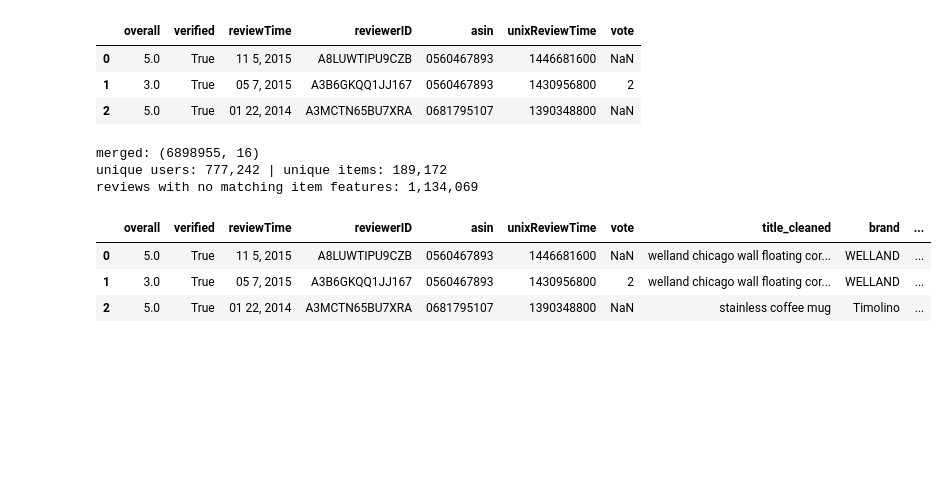
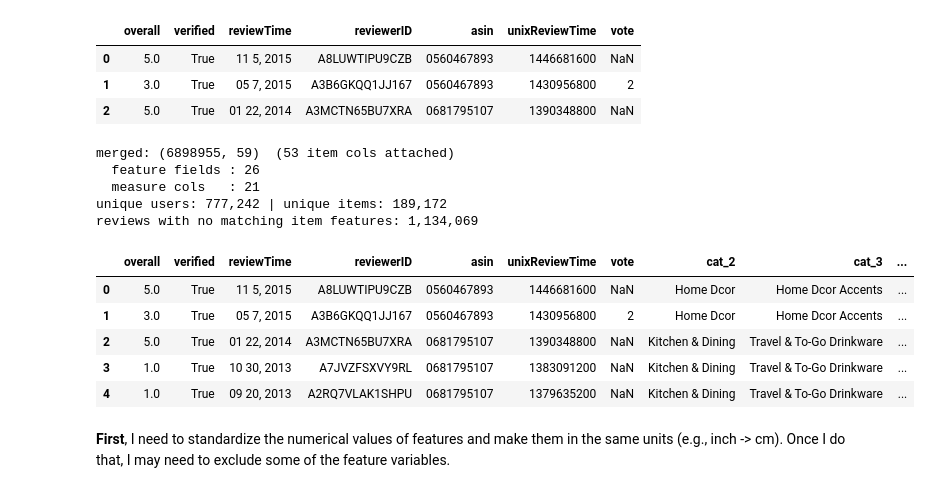
Before and after one commit to flamesmith/RecSystem, a Jupyter notebook: ttn/ttn.ipynb, the cells around one changed output. Drawn from its saved outputs; the diff is of its cells as text; code cells hidden in the pictures; blank space fills up the shorter version.

```diff
--- a/ttn/ttn.ipynb
+++ b/ttn/ttn.ipynb
@@ -11,6 +11,13 @@ import pandas as pd
 import torch
 import torch.nn as nn
 import torch.nn.functional as F
+
+# Show every column/variable when displaying a dataframe
+pd.set_option("display.max_columns", None)
+pd.set_option("display.width", None)
+pd.set_option("display.max_colwidth", 50)
+# Turn off scientific notation (e.g. 2.447268e+06 -> 2447268.00)
+pd.set_option("display.float_format", lambda x: f"{x:,.2f}")
 # %% [markdown]
 ## Load data
 
@@ -62,32 +68,62 @@ df_reviews: (6898955, 7)
 | 2 | 5.0 | True | 01 22, 2014 | A3MCTN65BU7XRA | 0681795107 | 1390348800 | NaN |
 # %%
 # --- Connect the two on `asin` ---
-# A curated subset of item-feature columns to attach to each interaction.
-feature_cols = [
-    "asin", "title_cleaned", "brand",
-    "cat_2", "cat_3", "cat_4",
-    "Product_Type", "Material", "Color", "extracted_features",
+# Attach ALL extracted feature variables plus their parsed measures.
+
+# 1. Every extracted feature field column (the keys present in the dicts):
+#    Product_Type, Material, Color, Weight, Dimensions, Brand, Theme, ...
+field_cols = sorted({
+    k for d in df_features["extracted_features"]
+    if isinstance(d, dict) for k in d
+})
+
+# 2. Their parsed measures: numeric value + unit (+ dimension_1/2/3).
+#    Use the range-cleaned numeric variant wherever one exists.
+measure_cols = [
+    c for c in df_features.columns
+    if c.endswith("_numeric") or c.endswith("_unit")
+    or c.startswith("dimension_")
+    or c in ("density_weight_lb", "pocket_depth_in", "power_rating_w")
 ]
-feature_cols = [c for c in feature_cols if c in df_features.columns]
+measure_cols = sorted({
+    f"{c}_cleaned" if f"{c}_cleaned" in df_features.columns else c
+    for c in measure_cols
+})
+
+# 3. Context columns to carry along (asin is the join key).
+context_cols = ["asin", "cat_2", "cat_3", "cat_4", "brand", "extracted_features"]
+
+keep_cols = list(dict.fromkeys(context_cols + field_cols + measure_cols))
+keep_cols = [c for c in keep_cols if c in df_features.columns]
 
 df = df_reviews.merge(
-    df_features[feature_cols],
+    df_features[keep_cols],
     on="asin",
     how="left",
-    validate="many_to_one",  # many reviews -> one item row
+    validate="many_to_one",   # many reviews -> one item row
+    indicator=True,
 )
+n_unmatched = (df["_merge"] == "left_only").sum()
+df = df.drop(columns="_merge")
 
-n_unmatched = df["title_cleaned"].isna().sum()
-print(f"merged: {df.shape}")
+print(f"merged: {df.shape}  ({len(keep_cols)} item cols attached)")
+print(f"  feature fields : {len(field_cols)}")
+print(f"  measure cols   : {len(measure_cols)}")
 print(f"unique users: {df['reviewerID'].nunique():,} | "
       f"unique items: {df['asin'].nunique():,}")
 print(f"reviews with no matching item features: {n_unmatched:,}")
-df.head(3)
+df.head(5)
 # %% [output]
-merged: (6898955, 16)
+merged: (6898955, 59)  (53 item cols attached)
+  feature fields : 26
+  measure cols   : 21
 unique users: 777,242 | unique items: 189,172
 reviews with no matching item features: 1,134,069
-|  | overall | verified | reviewTime | reviewerID | asin | unixReviewTime | vote | title_cleaned | brand | ... |
-| 0 | 5.0 | True | 11 5, 2015 | A8LUWTIPU9CZB | 0560467893 | 1446681600 | NaN | welland chicago wall floating cor... | WELLAND | ... |
-| 1 | 3.0 | True | 05 7, 2015 | A3B6GKQQ1JJ167 | 0560467893 | 1430956800 | 2 | welland chicago wall floating cor... | WELLAND | ... |
-| 2 | 5.0 | True | 01 22, 2014 | A3MCTN65BU7XRA | 0681795107 | 1390348800 | NaN | stainless coffee mug | Timolino | ... |
+|  | overall | verified | reviewTime | reviewerID | asin | unixReviewTime | vote | cat_2 | cat_3 | ... |
+| 0 | 5.0 | True | 11 5, 2015 | A8LUWTIPU9CZB | 0560467893 | 1446681600 | NaN | Home Dcor | Home Dcor Accents | ... |
+| 1 | 3.0 | True | 05 7, 2015 | A3B6GKQQ1JJ167 | 0560467893 | 1430956800 | 2 | Home Dcor | Home Dcor Accents | ... |
+| 2 | 5.0 | True | 01 22, 2014 | A3MCTN65BU7XRA | 0681795107 | 1390348800 | NaN | Kitchen & Dining | Travel & To-Go Drinkware | ... |
+| 3 | 1.0 | True | 10 30, 2013 | A7JVZFSXVY9RL | 0681795107 | 1383091200 | NaN | Kitchen & Dining | Travel & To-Go Drinkware | ... |
+| 4 | 1.0 | True | 09 20, 2013 | A2RQ7VLAK1SHPU | 0681795107 | 1379635200 | NaN | Kitchen & Dining | Travel & To-Go Drinkware | ... |
+# %% [markdown]
+**First**, I need to standardize the numerical values of features and make them in the same units (e.g., inch -> cm). Once I do that, I may need to exclude some of the feature variables.
```
Also changed, not shown: parts of 10 cells of this notebook, 6 other files.
